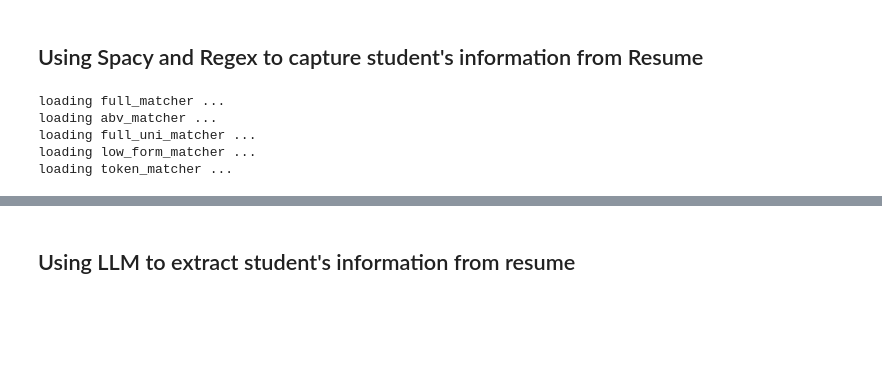
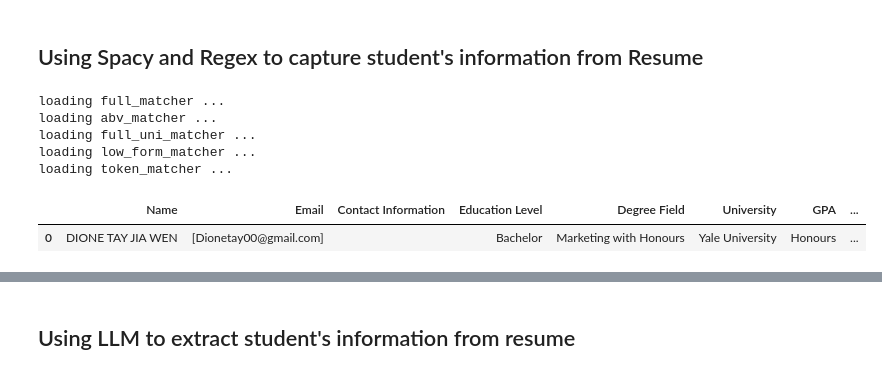
Before and after one commit to jeremiah-tay/Career-Path-Recommendation, a Jupyter notebook: recommender_system_working_notebook.ipynb, the cells around one changed output, grey strips where cells are left out. Cells and saved outputs as stored; diff of their text form; code cells hidden in the pictures; blank space fills up the shorter version.

```diff
--- a/recommender_system_working_notebook.ipynb
+++ b/recommender_system_working_notebook.ipynb
@@ -2136,6 +2138,6 @@ df
 ### Create a resume parser that converts student resume into a dataframe
 # %%
 # Using pdfminer.six to extract text from resume
-text = extract_text("Tay Zhi Wen Jeremiah CV.pdf")
+text = extract_text("Dione Tay's Resume.pdf")
 print(text)
 # %% [output]
@@ -2159,9 +2161,15 @@ Interests: Machine Learning, Artificial Intelligence, Mathematics, Statistics
 # %% [markdown]
 ## Using Spacy and Regex to capture student's information from Resume
 # %%
-def capture_student_info(resume_text):
+class StudentInfoExtractor:
+    def __init__(self, text):
+        self.nlp = spacy.load("en_core_web_lg")
+        self.skill_extractor = SkillExtractor(self.nlp, SKILL_DB, PhraseMatcher)
+        self.soft_skills_list = self.load_soft_skills_list()
+        self.text = text
+
     # Rule-based Heuristics: Assumes that the name is in the first line, contains at least 2 words, and it starts with a captial letter
-    def extract_name_from_top_line(text):
+    def extract_name_from_top_line(self, text):
         lines = text.strip().splitlines()
         if not lines:
             return None
@@ -2175,13 +2183,13 @@ def capture_student_info(resume_text):
         return None
 
     # Regular Expression
-    def extract_emails(text):
+    def extract_emails(self, text):
         pattern = r"[a-zA-Z0-9._%+-]+@[a-zA-Z0-9.-]+\.[A-Za-z]{2,}"
         matches = re.findall(pattern, text)
         return matches if matches else None
 
     # Regular Expressions
-    def extract_contact_information(text):
+    def extract_contact_information(self, text):
         contact_number = None
 
         # Updated pattern to match international numbers with + sign and spacing
@@ -2192,7 +2200,7 @@ def capture_student_info(resume_text):
             contact_number = match.group().strip()
         return contact_number
 
-    def capture_education_level(text):
+    def capture_education_level(self, text):
         text = text.lower()
 
         if "phd" in text or "doctor of philosophy" in text:
@@ -2201,13 +2209,17 @@ def capture_student_info(resume_text):
             return "Master"
         elif "bachelor" in text or "bachelor's" in text or "bsc" in text:
             return "Bachelor"
+        elif "polytechnic" in text or "poly" in text:
+            return "Polytechnic"
         elif "diploma" in text:
             return "Diploma"
         elif "high school" in text or "junior college" in text or "jc" in text:
             return "High School"
+        else:
+            return None
 
-    def capture_degree_field(text):
-        pattern = r'(?:Bachelor|Master|PhD|Bachelors|Bachelor\'s|Master\'s)[^.\n]*? in ([A-Za-z &\-\/]+)'
+    def capture_degree_field(self, text):
+        pattern = r'(?:Bachelor|Master|PhD|Bachelors|Bachelor\'s|Master\'s|Diploma|Polytechnic|Higher Diploma|Advanced Diploma)[^.\n]*? in ([A-Za-z &\-\/]+)'
 
         match = re.search(pattern, text, re.IGNORECASE)
         if match:
@@ -2216,7 +2228,7 @@ def capture_student_info(resume_text):
 
         return None
 
-    def capture_university_name(text):
+    def capture_university_name(self, text):
         top_290_universities = [
         "Massachusetts Institute of Technology (MIT)",
         "Imperial College London",
@@ -2522,7 +2534,7 @@ def capture_student_info(resume_text):
             return best_match[0]  # university name
         return None
 
-    def capture_gpa_or_classification(text):
+    def capture_gpa_or_classification(self, text):
         # 1. Match GPA (e.g., GPA: 4.5)
         gpa_pattern = r"GPA\s*[:\-]?\s*(\d\.\d{1,2})"
         match = re.search(gpa_pattern, text, re.IGNORECASE)
@@ -2548,7 +2560,7 @@ def capture_student_info(resume_text):
             return "Graduated without Honours"
         return None
 
-    def extract_work_experience_dates(text):
+    def extract_work_experience_dates(self, text):
         # Step 1: Get work experience section only
         work_section = ""
         lines = text.splitlines()
@@ -2580,24 +2592,21 @@ def capture_student_info(resume_text):
         total_years = round(total_months / 12, 1)
         return total_years
 
-    def capture_hard_skills(text):
-        nlp = spacy.load("en_core_web_lg")
-        skill_extractor = SkillExtractor(nlp, SKILL_DB, PhraseMatcher)
+    def capture_hard_skills(self, text):
+        skill_extractor = self.skill_extractor
         annotations = skill_extractor.annotate(text)
         full_matches = annotations['results']['full_matches']
-        ngram_scored = annotations['results']['ngram_scored']
         hard_skill_phrases = set() # to avoid duplicates
 
         for item in full_matches:
             hard_skill_phrases.add(item['doc_node_value'])
 
-        hard_skill_list = list(hard_skill_phrases)
-        hard_skill_list.sort()
+        hard_skill_list = sorted(hard_skill_phrases)
 
         return hard_skill_list
 
-    def capture_soft_skills(text, similarity_threshold = 0.7):
-        soft_skills_list = [
+    def load_soft_skills_list(self):
+        return [
         "communication", "teamwork", "problem solving", "adaptability", "leadership",
         "creativity", "empathy", "work ethic", "critical thinking", "interpersonal skills",
         "time management", "attention to detail", "collaboration", "resilience", "flexibility",
@@ -2653,51 +2662,60 @@ def capture_student_info(resume_text):
         "peer empowerment", "energizing others", "knowing your audience", "connecting ideas", "avoiding distractions",
         "team accountability", "handling ethical dilemmas", "co-creation", "learning how to learn", "transparent communication"
         ]
-        nlp = spacy.load("en_core_web_lg")  # Make sure this model is installed!
+
+    def capture_soft_skills(self, text, similarity_threshold = 0.7):
+        nlp = self.nlp  # Make sure this model is installed!
         matcher = PhraseMatcher(nlp.vocab, attr="LOWER")
-        patterns = [nlp.make_doc(skill) for skill in soft_skills_list]
+        patterns = [self.nlp.make_doc(skill) for skill in self.soft_skills_list]
         matcher.add("SOFT_SKILLS", patterns)
 
         doc = nlp(text)
 
         # --- Phrase Matching ---
         matched_skills = set()
         matches = matcher(doc)
         for match_id, start, end in matches:
             span = doc[start:end]
             matched_skills.add(span.text.lower())
 
         # --- Vector Similarity Matching ---
-        for skill in soft_skills_list:
+        for skill in self.soft_skills_list:
             skill_doc = nlp(skill)
             # Check if both documents have vectors
             if doc.has_vector and skill_doc.has_vector:
                 similarity = doc.similarity(skill_doc)
                 if similarity >= similarity_threshold:
                     matched_skills.add(skill.lower())
 
         return sorted(matched_skills)
 
-    new_student = {}
-    new_student['Name'] = extract_name_from_top_line(resume_text)
-    new_student['Email'] = extract_emails(resume_text)
-    new_student['Contact Information'] = extract_contact_information(resume_text)
-    new_student['Education Level'] = capture_education_level(resume_text)
-    new_student['Degree Field'] = capture_degree_field(resume_text)
-    new_student['University'] = capture_university_name(resume_text)
-    new_student['GPA'] = capture_gpa_or_classification(resume_text)
-    new_student['Work Experience'] = extract_work_experience_dates(resume_text)
-    new_student['Hard Skills'] = capture_hard_skills(resume_text)
-    new_student['Soft Skills'] = capture_soft_skills(resume_text)
-    new_student['Work Experience'] = float(new_student['Work Experience'])
-    new_student = pd.DataFrame([new_student])
-    return new_student
+    def extract_all_info(self):
+        try:
+            return pd.DataFrame([{
+                'Name': self.extract_name_from_top_line(self.text) or '',
+                'Email': self.extract_emails(self.text) or [],
+                'Contact Information': self.extract_contact_information(self.text) or '',
+                'Education Level': self.capture_education_level(self.text) or '',
+                'Degree Field': self.capture_degree_field(self.text) or '',
+                'University': self.capture_university_name(self.text) or '',
+                'GPA': self.capture_gpa_or_classification(self.text) or '',
+                'Work Experience': self.extract_work_experience_dates(self.text) or 0,
+                'Hard Skills': self.capture_hard_skills(self.text) or [],
+                'Soft Skills': self.capture_soft_skills(self.text) or []
+            }])
+        except Exception as e:
+            print(f"[ERROR] Failed to extract info: {e}")
+            return pd.DataFrame()
 
+extractor = StudentInfoExtractor(text)
+nlp_df = extractor.extract_all_info()
 
-nlp_df = capture_student_info(text)
+nlp_df
 # %% [output]
 loading full_matcher ...
 loading abv_matcher ...
 loading full_uni_matcher ...
 loading low_form_matcher ...
 loading token_matcher ...
+|  | Name | Email | Contact Information | Education Level | Degree Field | University | GPA | ... |
+| 0 | DIONE TAY JIA WEN | [Dionetay00@gmail.com] |  | Bachelor | Marketing with Honours | Yale University | Honours | ... |
```
Also changed, not shown: parts of 12 cells of this notebook, 3 other files.
